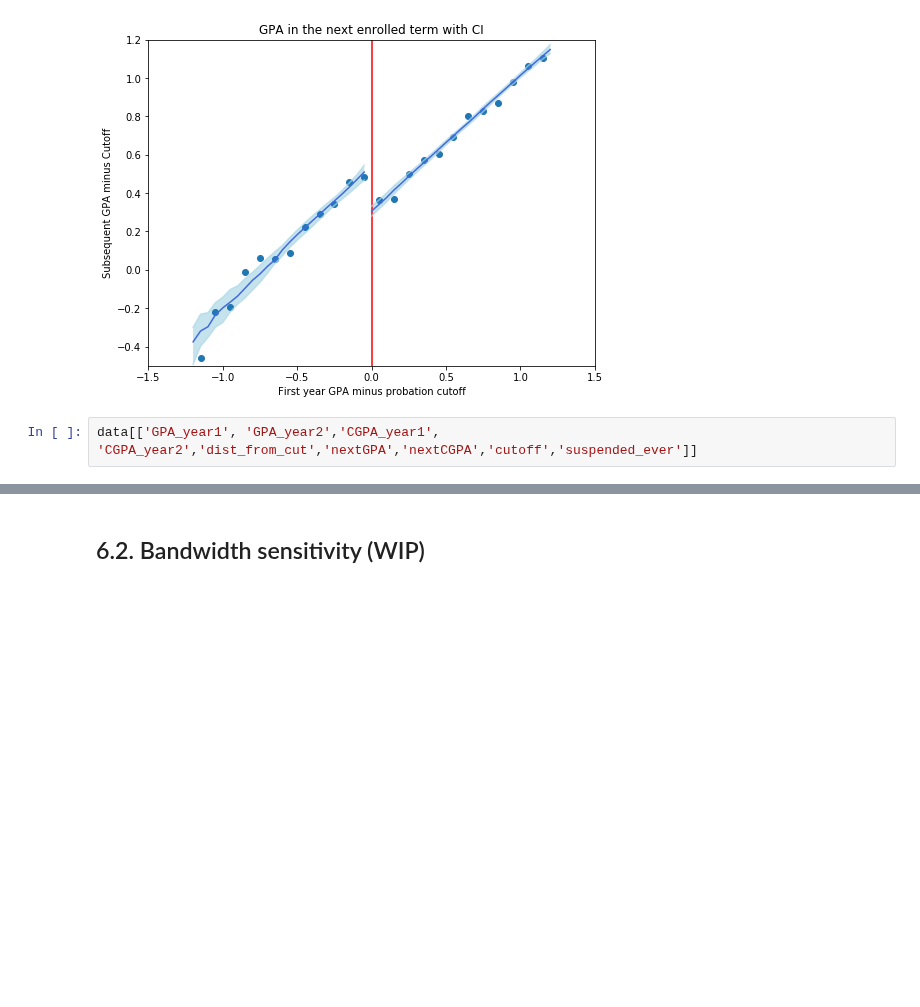
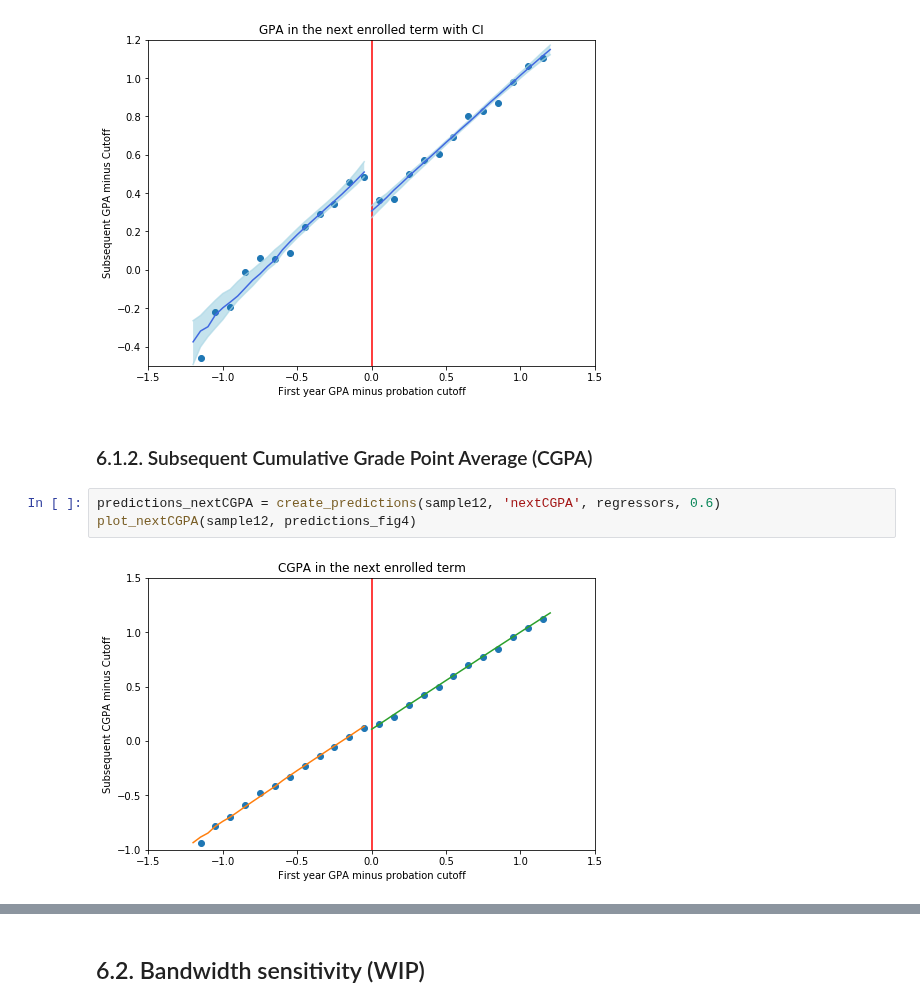
Before and after one commit to amageh/replication-performance-standards, a Jupyter notebook: project.ipynb, the cells around one changed output, grey strips where cells are left out. Drawn from its saved outputs; the diff is of its cells as text; blank space fills up the shorter version.

Commit message:
Added results for CGPA and fixed mistake yaxis labeling for credits in year 2.

```diff
--- a/project.ipynb
+++ b/project.ipynb
@@ -654,5 +654,10 @@ predictions_fig4_CI = pd.concat([predictions_fig4, CI[['upper_bound', 'lower_bou
 plot_figure4_with_CI(data=sample12, pred=predictions_fig4_CI)
 # %% [output]
 [figure]
-# %%
-data[['GPA_year1', 'GPA_year2','CGPA_year1', 'CGPA_year2','dist_from_cut','nextGPA','nextCGPA','cutoff','suspended_ever']]
+# %% [markdown]
+### 6.1.2. Subsequent Cumulative Grade Point Average (CGPA)
+# %%
+predictions_nextCGPA = create_predictions(sample12, 'nextCGPA', regressors, 0.6)
+plot_nextCGPA(sample12, predictions_fig4)
+# %% [output]
+[figure, added]
```
Also changed, not shown: parts of 3 cells of this notebook, 2 other files.
